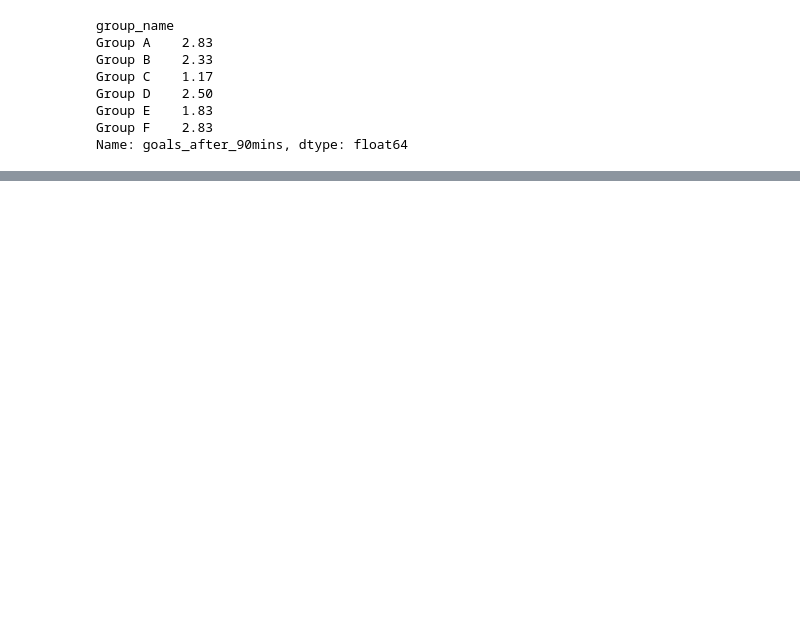
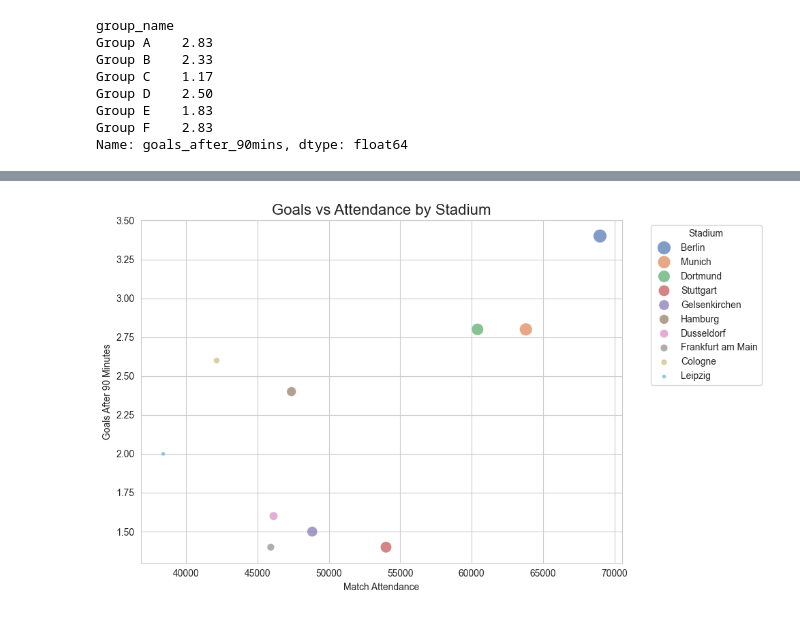
Before and after one commit to markuslangus/euro2024-data-project, a Jupyter notebook: eda.ipynb, the cells around one changed output, grey strips where cells are left out. Saved outputs shown, nothing was run; the diff lists cells and outputs as text; code cells hidden in the pictures; blank space fills up the shorter version.

```diff
--- a/eda.ipynb
+++ b/eda.ipynb
@@ -321,0 +222,5 @@ data_list[0]['time']['minute']
+# %%
+avg_goals_per_stadium = df_finished.groupby('stadium_city').agg({'match_attendance': 'mean', 'goals_after_90mins': 'mean'})
+avg_goals_per_stadium.sort_values(by='match_attendance', ascending=False, inplace=True)
+
+avg_goals_per_stadium
@@ -321,0 +240,37 @@ data_list[0]['time']['minute']
+# %%
+import matplotlib.pyplot as plt
+import seaborn as sns
+
+# Setzen Sie den Seaborn-Stil (optional)
+sns.set_style("whitegrid")
+
+# Erstellen der Figur und des Axes-Objekts
+plt.figure(figsize=(10, 6))
+
+# Erstellen des Scatterplots
+sns.scatterplot(
+    data=avg_goals_per_stadium,
+    x='match_attendance',
+    y='goals_after_90mins',
+    hue='stadium_city',  # Angenommen, Sie möchten nach Stadion färben
+    palette='deep',  # Sie können verschiedene Farbpaletten wählen
+    size='stadium_city',  # Optional: Größe der Punkte nach Stadion variieren
+    sizes=(20, 200),  # Bereich der Punktgrößen
+    alpha=0.7  # Transparenz der Punkte
+)
+
+# Hinzufügen von Beschriftungen und Titel
+plt.xlabel('Match Attendance')
+plt.ylabel('Goals After 90 Minutes')
+plt.title('Goals vs Attendance by Stadium', fontsize=16)
+
+# Legende anpassen
+plt.legend(title='Stadium', bbox_to_anchor=(1.05, 1), loc='upper left')
+
+# Layout anpassen, um Platz für die Legende zu machen
+plt.tight_layout()
+
+# Anzeigen des Plots
+plt.show()
+# %% [output]
+[figure, added]
```
Also changed, not shown: parts of 18 cells of this notebook.
